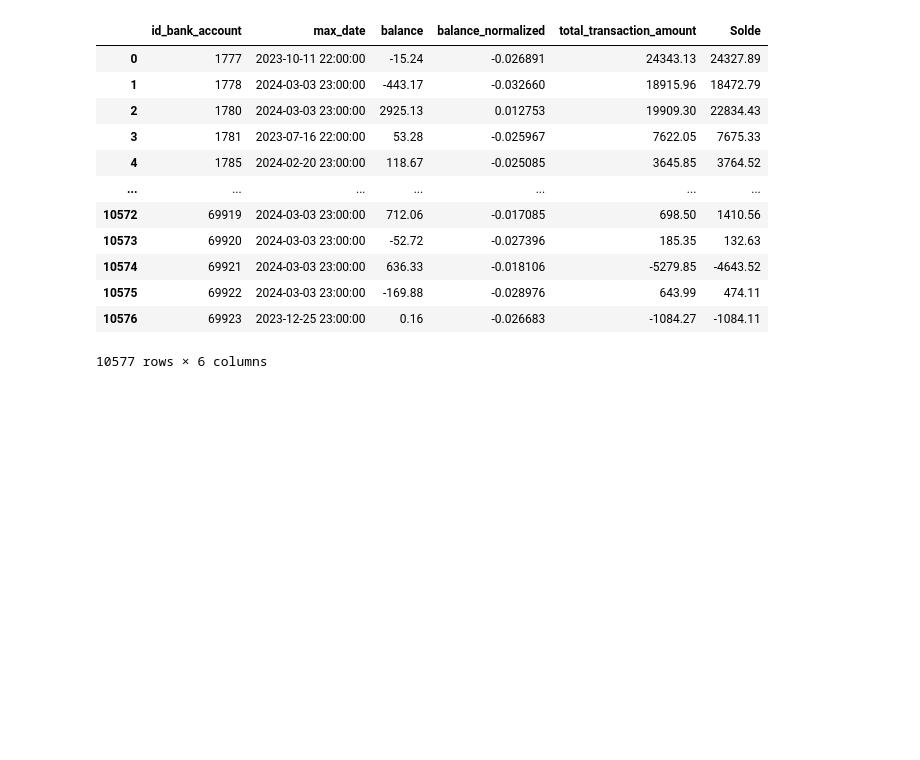
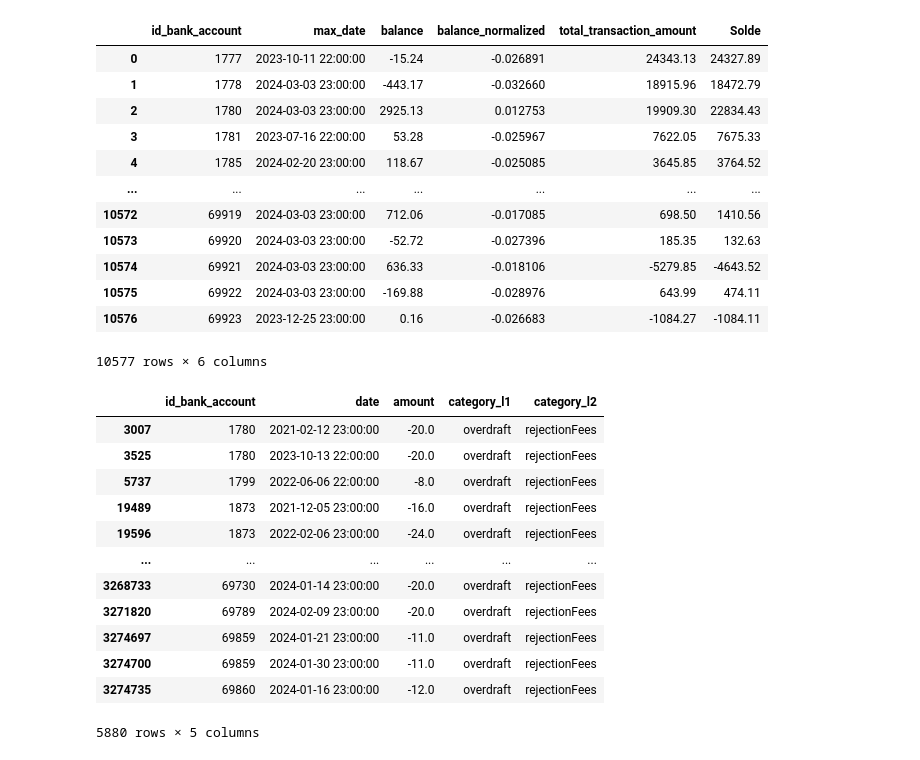
Before and after one commit to rouaabl/Projet-construction-d-un-score-d-octroi, a Jupyter notebook: start.ipynb, the cells around one changed output. Drawn from its saved outputs; the diff is of its cells as text; code cells hidden in the pictures; blank space fills up the shorter version.

```diff
--- a/start.ipynb
+++ b/start.ipynb
@@ -389,0 +392,16 @@ merged_df
+# %%
+a
+# %% [output]
+|  | id_bank_account | date | amount | category_l1 | category_l2 |
+| 3007 | 1780 | 2021-02-12 23:00:00 | -20.0 | overdraft | rejectionFees |
+| 3525 | 1780 | 2023-10-13 22:00:00 | -20.0 | overdraft | rejectionFees |
+| 5737 | 1799 | 2022-06-06 22:00:00 | -8.0 | overdraft | rejectionFees |
+| 19489 | 1873 | 2021-12-05 23:00:00 | -16.0 | overdraft | rejectionFees |
+| 19596 | 1873 | 2022-02-06 23:00:00 | -24.0 | overdraft | rejectionFees |
+| ... | ... | ... | ... | ... | ... |
+| 3268733 | 69730 | 2024-01-14 23:00:00 | -20.0 | overdraft | rejectionFees |
+| 3271820 | 69789 | 2024-02-09 23:00:00 | -20.0 | overdraft | rejectionFees |
+| 3274697 | 69859 | 2024-01-21 23:00:00 | -11.0 | overdraft | rejectionFees |
+| 3274700 | 69859 | 2024-01-30 23:00:00 | -11.0 | overdraft | rejectionFees |
+| 3274735 | 69860 | 2024-01-16 23:00:00 | -12.0 | overdraft | rejectionFees |
+5880 rows × 5 columns
```
Also changed, not shown: parts of 4 cells of this notebook.
